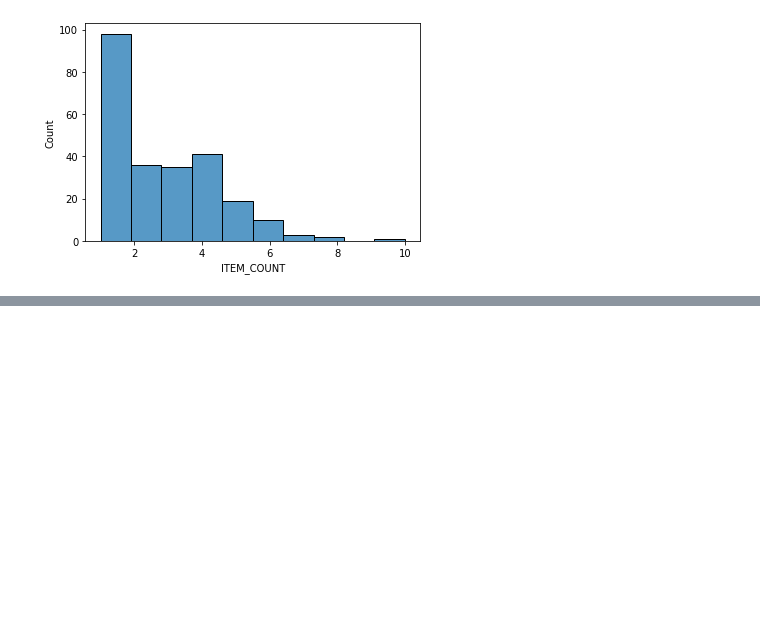
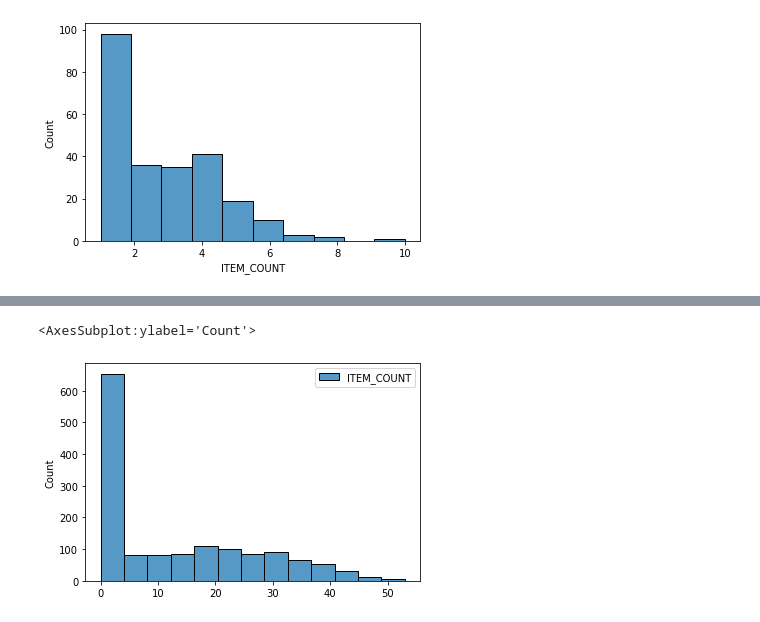
Before and after one commit to dmuiruri/woltorders, a Jupyter notebook: WoltProject.ipynb, the cells around one changed output, grey strips where cells are left out. Saved outputs shown, nothing was run; the diff lists cells and outputs as text; code cells hidden in the pictures; blank space fills up the shorter version.

```diff
--- a/WoltProject.ipynb
+++ b/WoltProject.ipynb
@@ -116,0 +99,5 @@ sns.histplot(data=data.loc['08/20/2020']['ITEM_COUNT'])
+# %%
+sns.histplot(data=orders_per_hour.dropna())
+# %% [output]
+<AxesSubplot:ylabel='Count'>
+[figure, added]
```
Also changed, not shown: parts of 19 cells of this notebook, 1 other file.
